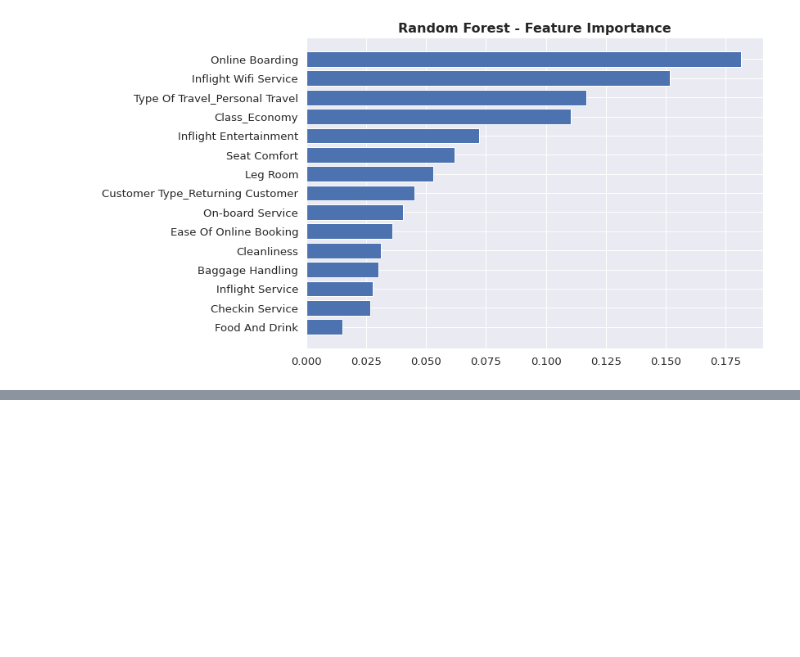
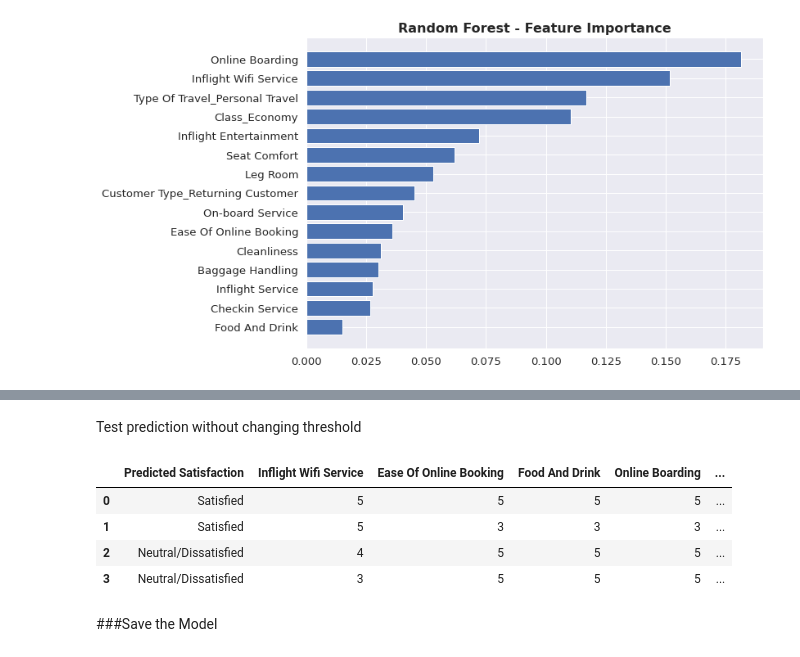
Before and after one commit to federicoding/Airline_Satisfaction, a Jupyter notebook: Airline_Satisfaction_Project.ipynb, the cells around one changed output, grey strips where cells are left out. Drawn from its saved outputs; the diff is of its cells as text; code cells hidden in the pictures; blank space fills up the shorter version.

```diff
--- a/Airline_Satisfaction_Project.ipynb
+++ b/Airline_Satisfaction_Project.ipynb
@@ -913,0 +934,15 @@ plt.savefig('featureplot.png',transparent=True, bbox_inches='tight')
+# %% [markdown]
+Test prediction without changing threshold
+# %%
+neweconomy['Predicted Satisfaction'] = (rf.predict(neweconomy)).astype(int)
+neweconomy = neweconomy[['Predicted Satisfaction','Inflight Wifi Service','Ease Of Online Booking','Food And Drink','Online Boarding','Seat Comfort','Inflight Entertainment','On-board Service','Leg Room','Baggage Handling','Checkin Service','Inflight Service','Cleanliness','Customer Type_Returning Customer','Type Of Travel_Personal Travel','Class_Economy']]
+neweconomy['Predicted Satisfaction'] = neweconomy['Predicted Satisfaction'].map({0:'Neutral/Dissatisfied',1:'Satisfied'})
+neweconomy
+# %% [output]
+|  | Predicted Satisfaction | Inflight Wifi Service | Ease Of Online Booking | Food And Drink | Online Boarding | ... |
+| 0 | Satisfied | 5 | 5 | 5 | 5 | ... |
+| 1 | Satisfied | 5 | 3 | 3 | 3 | ... |
+| 2 | Neutral/Dissatisfied | 4 | 5 | 5 | 5 | ... |
+| 3 | Neutral/Dissatisfied | 3 | 5 | 5 | 5 | ... |
+# %% [markdown]
+###Save the Model
```
Also changed, not shown: parts of 4 cells of this notebook.
